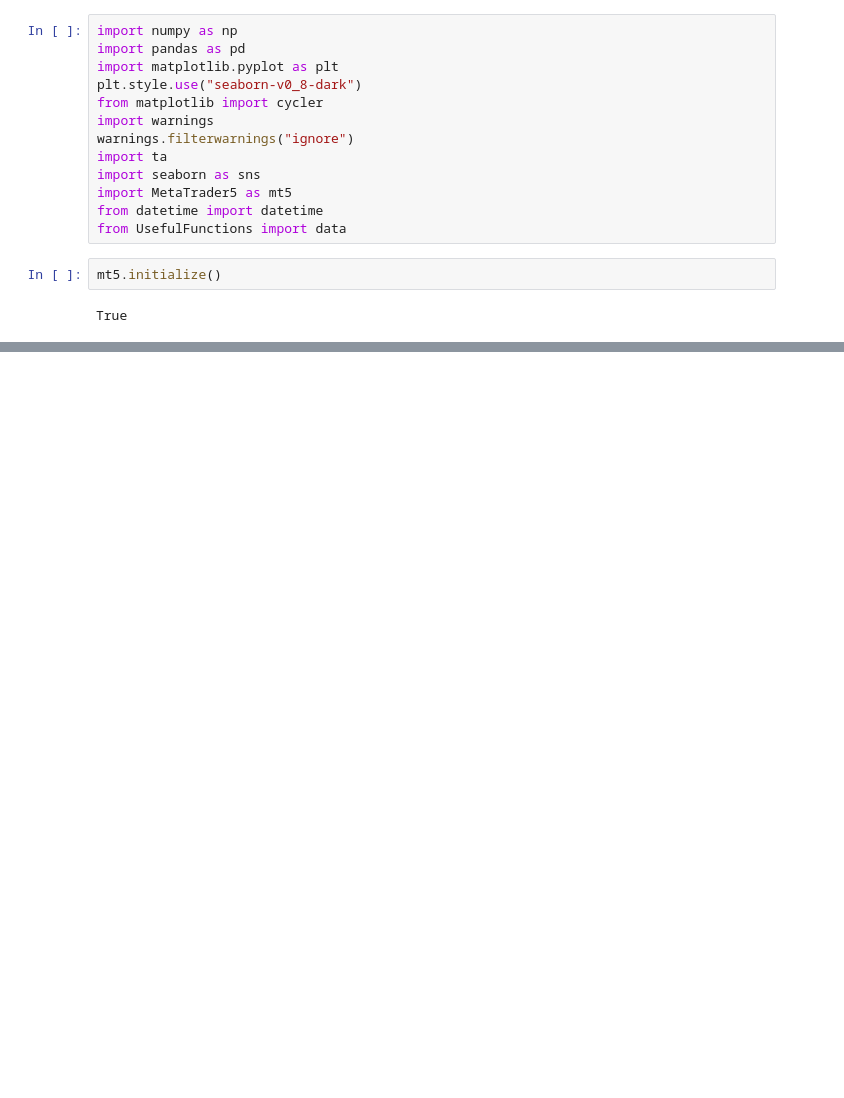
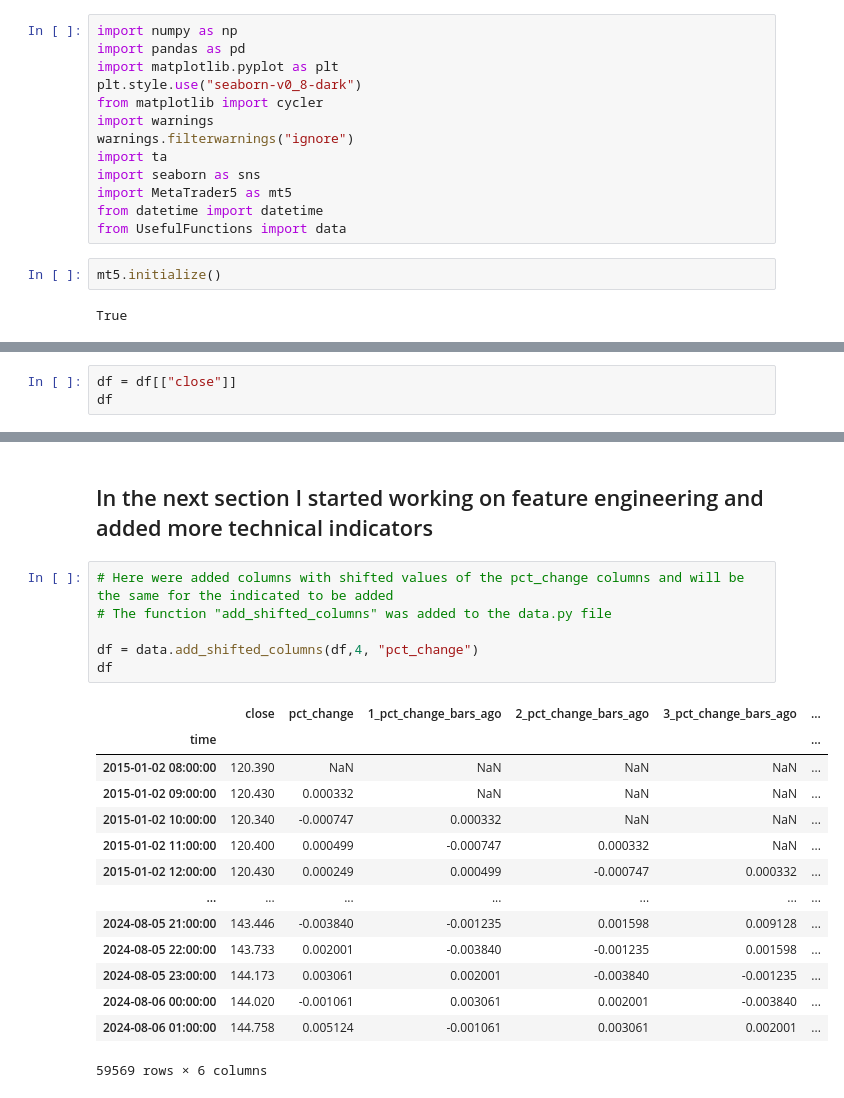
Before and after one commit to YarosInter/Time-Series-LinearRegression, a Jupyter notebook: LinearRegression Model.ipynb, the cells around one changed output, grey strips where cells are left out. Drawn from its saved outputs; the diff is of its cells as text; blank space fills up the shorter version.

```diff
--- a/LinearRegression Model.ipynb
+++ b/LinearRegression Model.ipynb
@@ -36,0 +64,3 @@ df
+# %%
+df = df[["close"]]
+df
@@ -36,0 +101,23 @@ df
+# %% [markdown]
+## In the next section I started working on feature engineering and added more technical indicators
+# %%
+# Here were added columns with shifted values of the pct_change columns and will be the same for the indicated to be added
+# The function "add_shifted_columns" was added to the data.py file
+
+df = data.add_shifted_columns(df,4, "pct_change")
+df
+# %% [output]
+|  | close | pct_change | 1_pct_change_bars_ago | 2_pct_change_bars_ago | 3_pct_change_bars_ago | ... |
+| time |  |  |  |  |  | ... |
+| 2015-01-02 08:00:00 | 120.390 | NaN | NaN | NaN | NaN | ... |
+| 2015-01-02 09:00:00 | 120.430 | 0.000332 | NaN | NaN | NaN | ... |
+| 2015-01-02 10:00:00 | 120.340 | -0.000747 | 0.000332 | NaN | NaN | ... |
+| 2015-01-02 11:00:00 | 120.400 | 0.000499 | -0.000747 | 0.000332 | NaN | ... |
+| 2015-01-02 12:00:00 | 120.430 | 0.000249 | 0.000499 | -0.000747 | 0.000332 | ... |
+| ... | ... | ... | ... | ... | ... | ... |
+| 2024-08-05 21:00:00 | 143.446 | -0.003840 | -0.001235 | 0.001598 | 0.009128 | ... |
+| 2024-08-05 22:00:00 | 143.733 | 0.002001 | -0.003840 | -0.001235 | 0.001598 | ... |
+| 2024-08-05 23:00:00 | 144.173 | 0.003061 | 0.002001 | -0.003840 | -0.001235 | ... |
+| 2024-08-06 00:00:00 | 144.020 | -0.001061 | 0.003061 | 0.002001 | -0.003840 | ... |
+| 2024-08-06 01:00:00 | 144.758 | 0.005124 | -0.001061 | 0.003061 | 0.002001 | ... |
+59569 rows × 6 columns
```
Also changed, not shown: parts of 8 cells of this notebook, 1 other file.
